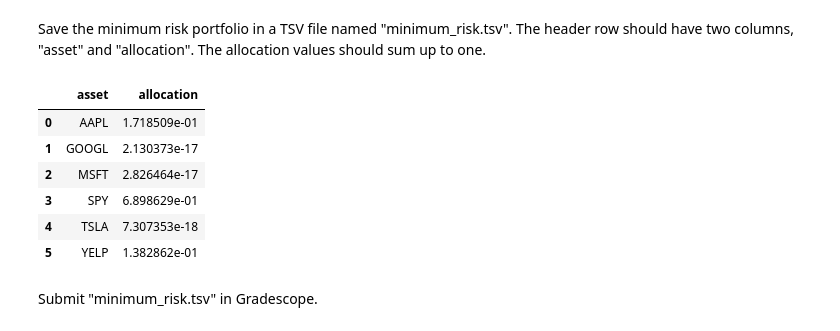
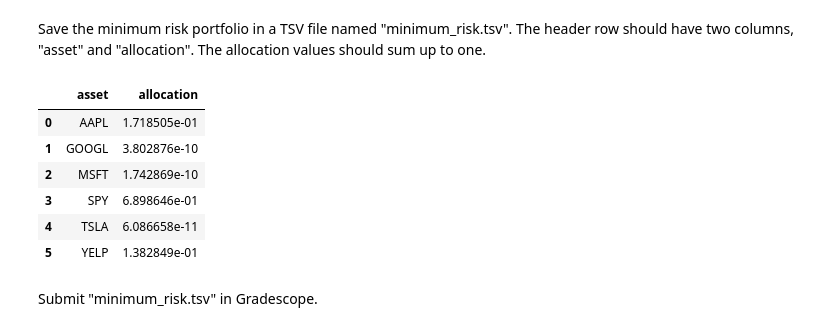
Before and after one commit to yy714x/dx704-project-01, a Jupyter notebook: dx704-project-01.ipynb, the cells around one changed output. Drawn from its saved outputs; the diff is of its cells as text; code cells hidden in the pictures.

```diff
--- a/dx704-project-01.ipynb
+++ b/dx704-project-01.ipynb
@@ -187,6 +187,8 @@ Submit "maximum_return.tsv" in Gradescope.
 
 Compute the minimum risk portfolio based on your previously estimated risks.
 # %%
+import numpy as np
+import pandas as pd
 from scipy.optimize import minimize
 import warnings
 warnings.filterwarnings('ignore')
@@ -194,53 +196,49 @@ warnings.filterwarnings('ignore')
 assets = est_returns.index
 n_assets = len(assets)
 
-def portfolio_variance(w, cov_matrix):
-    return w.T @ cov_matrix @ w
+# -----------------------------------------
+# PART 6: Minimum Risk Portfolio
+# -----------------------------------------
 
-# Initial guess (equal weight) and long-only bounds (0 to 1)
+# The trick: Scale variance up by 100,000 to prevent the optimizer from stopping prematurely
+def obj_variance_scaled(w, cov_matrix):
+    return (w.T @ cov_matrix @ w) * 100000
+
+bounds = tuple((0.0, 1.0) for _ in range(n_assets))
 init_guess = np.repeat(1.0 / n_assets, n_assets)
-bounds = tuple((0.0, 1.0) for _ in range(n_assets))
+cons_sum = {'type': 'eq', 'fun': lambda w: np.sum(w) - 1.0}
 
-# Constraint: Weights must sum to 1
-cons_min_risk = ({'type': 'eq', 'fun': lambda w: np.sum(w) - 1.0})
-
-# Optimize for minimum risk
 res_min = minimize(
-    portfolio_variance,
+    obj_variance_scaled,
     init_guess,
     args=(est_cov.values,),
     method='SLSQP',
     bounds=bounds,
-    constraints=cons_min_risk,
-    tol=1e-12
+    constraints=(cons_sum,),
+    options={'ftol': 1e-15, 'maxiter': 5000}
 )
-
-min_risk_weights = res_min.x
-
-min_risk_port = pd.DataFrame({
-    "asset": assets,
-    "allocation": min_risk_weights
-})
 # %% [markdown]
 Save the minimum risk portfolio in a TSV file named "minimum_risk.tsv".
 The header row should have two columns, "asset" and "allocation".
 The allocation values should sum up to one.
 # %%
+min_risk_weights = res_min.x
+min_risk_port = pd.DataFrame({"asset": assets, "allocation": min_risk_weights})
 min_risk_port.to_csv("minimum_risk.tsv", sep="\t", index=False)
 
-# Store precise endpoints for Part 7
-min_risk_return = np.dot(min_risk_weights, est_returns.values)
+# Store highly precise endpoints for Part 7
+min_risk_return = np.sum(min_risk_weights * est_returns.values)
 max_return = est_returns.max()
 
 min_risk_port
 # %% [output]
 |  | asset | allocation |
-| 0 | AAPL | 1.718509e-01 |
-| 1 | GOOGL | 2.130373e-17 |
-| 2 | MSFT | 2.826464e-17 |
-| 3 | SPY | 6.898629e-01 |
-| 4 | TSLA | 7.307353e-18 |
-| 5 | YELP | 1.382862e-01 |
+| 0 | AAPL | 1.718505e-01 |
+| 1 | GOOGL | 3.802876e-10 |
+| 2 | MSFT | 1.742869e-10 |
+| 3 | SPY | 6.898646e-01 |
+| 4 | TSLA | 6.086658e-11 |
+| 5 | YELP | 1.382849e-01 |
 # %% [markdown]
 Submit "minimum_risk.tsv" in Gradescope.
 # %% [markdown]
```
Also changed, not shown: parts of 2 cells of this notebook, 2 other files.
